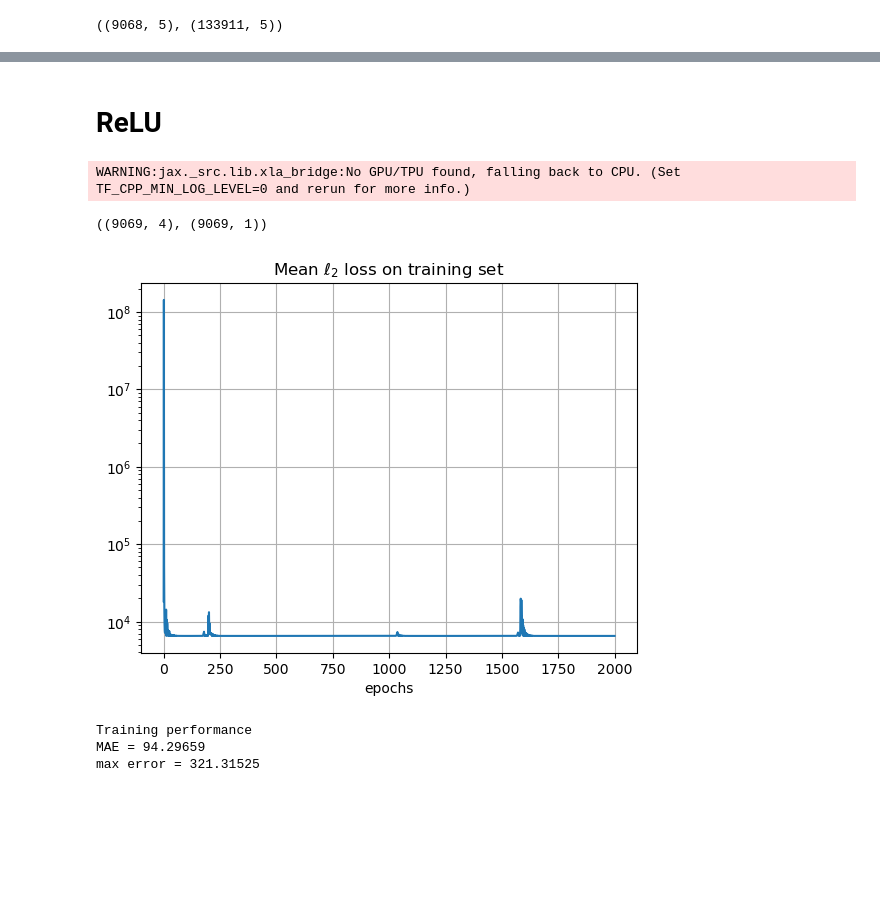
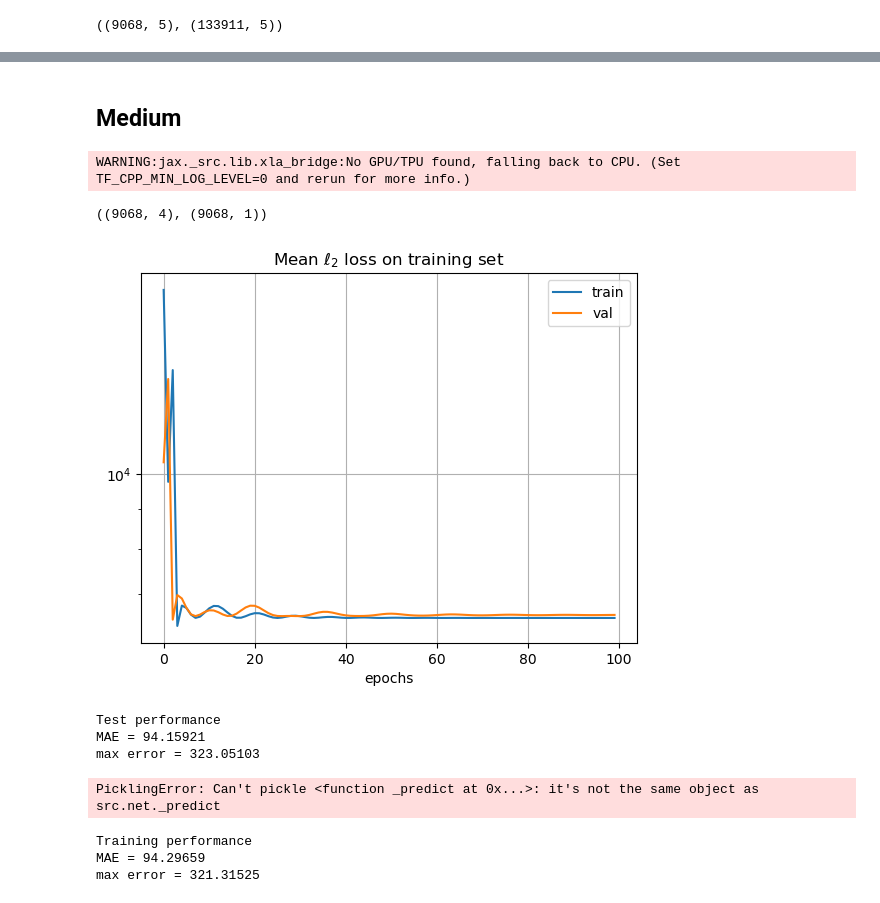
Before and after one commit to brunompacheco/relu-or-pwl, a Jupyter notebook: main.ipynb, the cells around one changed output, grey strips where cells are left out. Saved outputs shown, nothing was run; the diff lists cells and outputs as text; code cells hidden in the pictures; blank space fills up the shorter version.

```diff
--- a/main.ipynb
+++ b/main.ipynb
@@ -39,33 +41,53 @@ df_train.shape, df_test.shape
+# %% [markdown]
+## Medium
 # %%
 X_train, y_train = get_X_y(df_train)
 X_test, y_test = get_X_y(df_test)
-# %% [markdown]
-# ReLU
 # %%
-X_train_ = jnp.array(X_train)
-y_train_ = jnp.array(y_train)
+X_train = jnp.array(X_train)
+y_train = jnp.array(y_train)
 
-X_train_.shape, y_train_.shape
+X_train.shape, y_train.shape
 # %% [output]
 WARNING:jax._src.lib.xla_bridge:No GPU/TPU found, falling back to CPU. (Set TF_CPP_MIN_LOG_LEVEL=0 and rerun for more info.)
-((9069, 4), (9069, 1))
+((9068, 4), (9068, 1))
-# %%
-key = random.PRNGKey(1)
-net = NeuralNetwork([4, 100, 100, 100, 100, 100, 1], key)
-
-optimizer = optax.adam(learning_rate=1e-1)
-
-loss_values = net.fit(optimizer, optax.l2_loss, X_train_, y_train_, epochs=2000)
-predict = net.compile()
-
-plt.plot(loss_values)
-plt.yscale('log')
-plt.xlabel('epochs')
-plt.title('Mean $\ell_2$ loss on training set')
-plt.grid()
-plt.show()
-# %% [output]
-[figure, removed]
+# %%
+net = NeuralNetwork(random_key=1, learning_rate=1e-1, epochs=100)
+
+net = net.fit(
+    X_train, y_train,
+    X_val=X_test, y_val=y_test,
+)
+
+plt.plot(net.train_loss_values_, label='train')
+plt.plot(net.val_loss_values_, label='val')
+plt.yscale('log')
+plt.xlabel('epochs')
+plt.title('Mean $\ell_2$ loss on training set')
+plt.legend()
+plt.grid()
+plt.show()
+
+y_hat = net.predict(X_test)
+
+df_test['delta_p_hat'] = y_hat
+
+err = y_hat[:,0] - df_test['delta_p'].values
+
+print('Test performance')
+print('MAE =', np.abs(err).mean())
+print('max error =', np.abs(err).max())
+# %% [output]
+[figure, added]
+Test performance
+MAE = 94.15921
+max error = 323.05103
+# %%
+import pickle
+with open('test.pkl', 'wb') as f:
+    pickle.dump(net, f)
+# %% [output]
+PicklingError: Can't pickle <function _predict at 0x...>: it's not the same object as src.net._predict
 # %%
 y_hat = predict(X_train)
 
```
Also changed, not shown: parts of 2 cells of this notebook, 2 other files.
